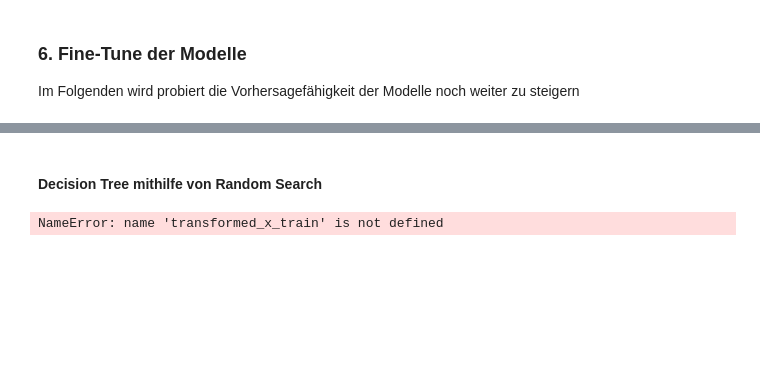
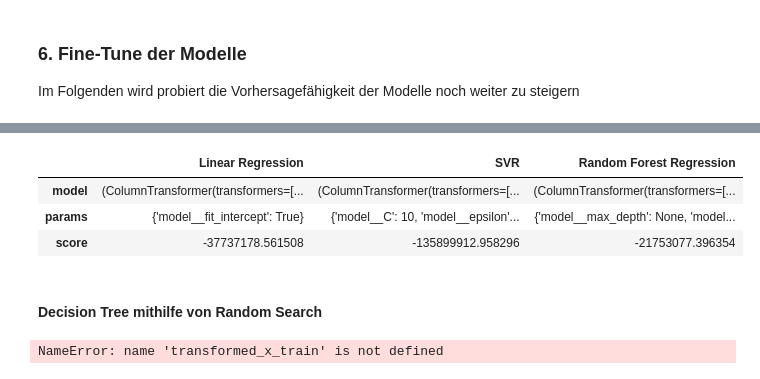
Before and after one commit to raaamk/ML_SoSe24, a Jupyter notebook: src/Assignments/Group Project/Medical Treatment Cost Estimation.ipynb, the cells around one changed output, grey strips where cells are left out. Drawn from its saved outputs; the diff is of its cells as text; code cells hidden in the pictures; blank space fills up the shorter version.

```diff
--- a/src/Assignments/Group Project/Medical Treatment Cost Estimation.ipynb
+++ b/src/Assignments/Group Project/Medical Treatment Cost Estimation.ipynb
@@ -528,0 +573,27 @@ Im Folgenden wird probiert die Vorhersagefähigkeit der Modelle noch weiter zu s
+# %%
+def perform_grid_search(X, y, models, preprocessor, cv):
+    best_models = {}
+
+    for name, model, param_grid in models:
+
+        model_pipeline = Pipeline([('preprocessor', preprocessor), ('model', model)])
+
+        grid_search = GridSearchCV(estimator=model_pipeline, param_grid=param_grid, cv=cv, scoring='neg_mean_squared_error', verbose=1, n_jobs=-1)
+        grid_search.fit(X, y)
+
+        best_models[name] = {
+            'model': grid_search.best_estimator_,
+            'params': grid_search.best_params_,
+            'score': grid_search.best_score_
+        }
+
+        print(f"Best parameters for {name}:")
+        print(grid_search.best_params_)
+        print(f"Best {name} model score: {grid_search.best_score_}")
+        print()
+
+    return best_models
+
+best_models = perform_grid_search(x_train, y_train, models_to_search, preprocessor, kf)
+
+best_models_df = pd.DataFrame(best_models)
@@ -529,3 +615,10 @@ Im Folgenden wird probiert die Vorhersagefähigkeit der Modelle noch weiter zu s
+# %%
+best_models_df.head()
+# %% [output]
+|  | Linear Regression | SVR | Random Forest Regression |
+| model | (ColumnTransformer(transformers=[... | (ColumnTransformer(transformers=[... | (ColumnTransformer(transformers=[... |
+| params | {'model__fit_intercept': True} | {'model__C': 10, 'model__epsilon'... | {'model__max_depth': None, 'model... |
+| score | -37737178.561508 | -135899912.958296 | -21753077.396354 |
 # %% [markdown]
 #### Decision Tree mithilfe von Random Search
 # %%
```
Also changed, not shown: parts of 6 cells of this notebook, 1 other file.
